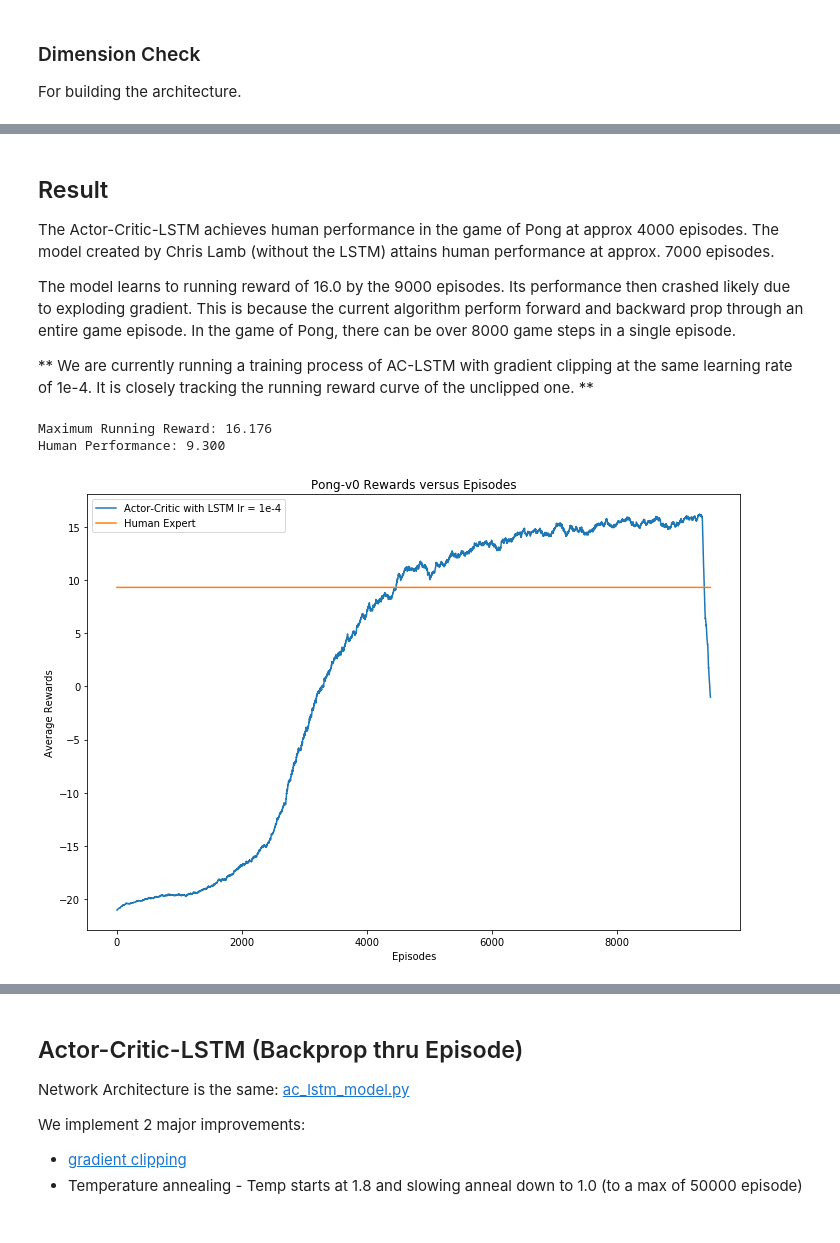
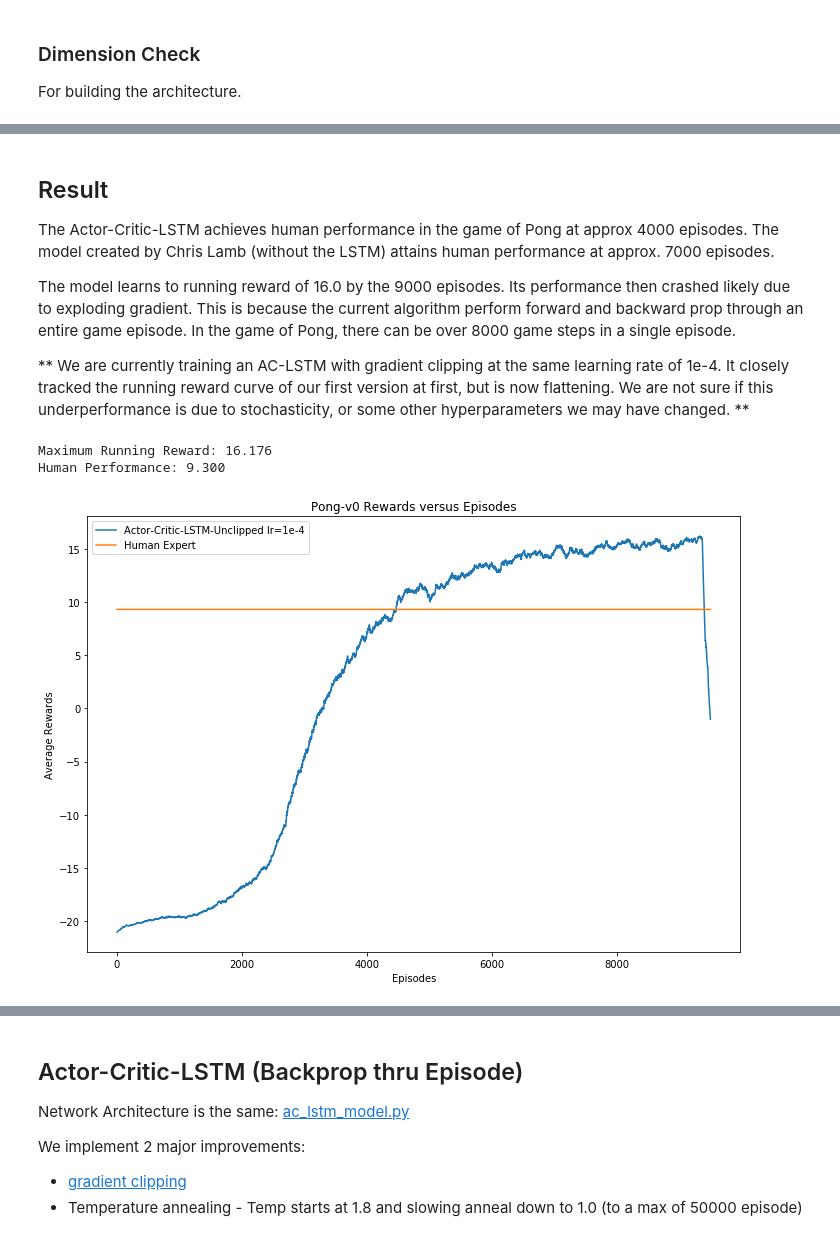
Before and after one commit to LUKELIEM/actor-critic, a Jupyter notebook: AC-LSTM.ipynb, the cells around one changed output, grey strips where cells are left out. Saved outputs shown, nothing was run; the diff lists cells and outputs as text; code cells hidden in the pictures.

```diff
--- a/AC-LSTM.ipynb
+++ b/AC-LSTM.ipynb
@@ -215,7 +217,7 @@ The Actor-Critic-LSTM achieves human performance in the game of Pong at approx 4
 
 The model learns to running reward of 16.0 by the 9000 episodes. Its performance then crashed likely due to exploding gradient. This is because the current algorithm perform forward and backward prop through an entire game episode. In the game of Pong, there can be over 8000 game steps in a single episode.
 
-** We are currently running a training process of AC-LSTM with gradient clipping at the same learning rate of 1e-4. It is closely tracking the running reward curve of the unclipped one. **
+** We are currently training an AC-LSTM with gradient clipping at the same learning rate of 1e-4. It closely tracked the running reward curve of our first version at first, but is now flattening. We are not sure if this underperformance is due to stochasticity, or some other hyperparameters we may have changed. **
 # %%
 import matplotlib.pyplot as plt
 import pickle
@@ -223,35 +225,35 @@ import argparse
 
 human_scores = {'Asteroids-v0': 13157,
                 'Breakout-v0': 31.8,
                 'Pong-v0': 9.3,
                 'SpaceInvaders-v0': 1652,
                 }
 
 game = 'Pong-v0'
 data_file = './results/Pong-v0(AC-lstm-fullepisode-ep=9500).p'.format(game)
 
 
 with open(data_file, 'rb') as f:
     data = pickle.load(f)
 
 human = [human_scores[game] for _ in range(len(data))]
 
 print('Maximum Running Reward: {:.3f}'.format(max(data)))
 print('Human Performance: {:.3f}'.format(human_scores[game]))
 
 plt.figure(figsize=(10, 7))
-plt.plot(data, label='Actor-Critic with LSTM lr = 1e-4')
+plt.plot(data, label='Actor-Critic-LSTM-Unclipped lr=1e-4')
 plt.plot(human, label='Human Expert')
 plt.title('{} Rewards versus Episodes'.format(game))
 plt.xlabel('Episodes')
 plt.ylabel('Average Rewards')
 plt.legend()
 plt.tight_layout()
 plt.show()
 # %% [output]
 Maximum Running Reward: 16.176
 Human Performance: 9.300
-[figure, old version]
+[figure, new version]
 # %%
 human_scores = {'Asteroids-v0': 13157,
                 'Breakout-v0': 31.8,
```
Also changed, not shown: parts of 16 cells of this notebook, 10 other files.
